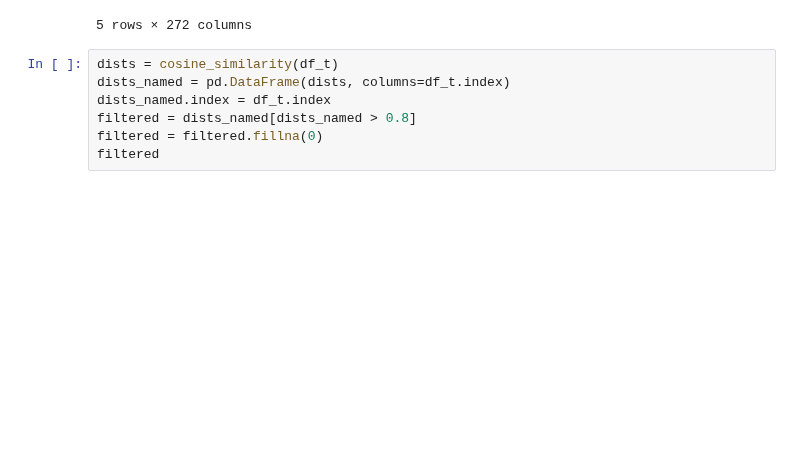
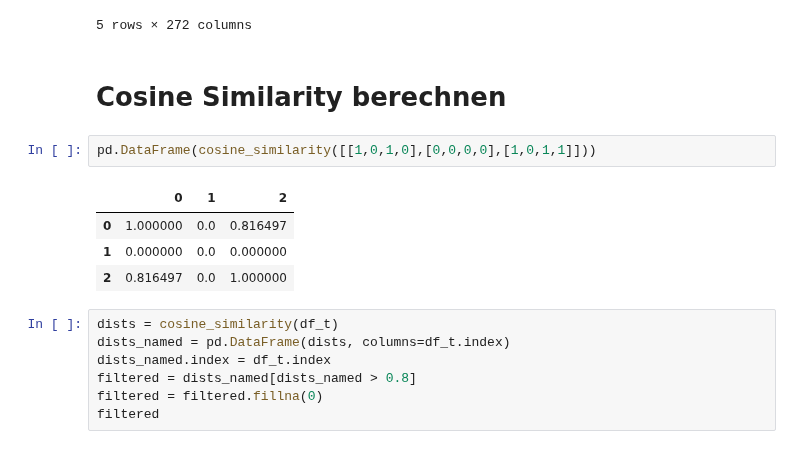
Before and after one commit to MAZ-CAS-DDJ/kurs_19_20, a Jupyter notebook: 17 Einführung in die Netzwerkanalyse/Politics/Politiker.ipynb, the cells around one changed output. Saved outputs shown, nothing was run; the diff lists cells and outputs as text; blank space fills up the shorter version.

```diff
--- a/17 Einführung in die Netzwerkanalyse/Politics/Politiker.ipynb
+++ b/17 Einführung in die Netzwerkanalyse/Politics/Politiker.ipynb
@@ -88,6 +88,15 @@ df_t.head()
 | 4053 | 1 | 1 | 0 | 1 | ... |
 | 4090 | 2 | 1 | 0 | 1 | ... |
 5 rows × 272 columns
+# %% [markdown]
+# Cosine Similarity berechnen
+# %%
+pd.DataFrame(cosine_similarity([[1,0,1,0],[0,0,0,0],[1,0,1,1]]))
+# %% [output]
+|  | 0 | 1 | 2 |
+| 0 | 1.000000 | 0.0 | 0.816497 |
+| 1 | 0.000000 | 0.0 | 0.000000 |
+| 2 | 0.816497 | 0.0 | 1.000000 |
 # %%
 dists = cosine_similarity(df_t)
 dists_named = pd.DataFrame(dists, columns=df_t.index)
```
Also changed, not shown: 3 other files.
